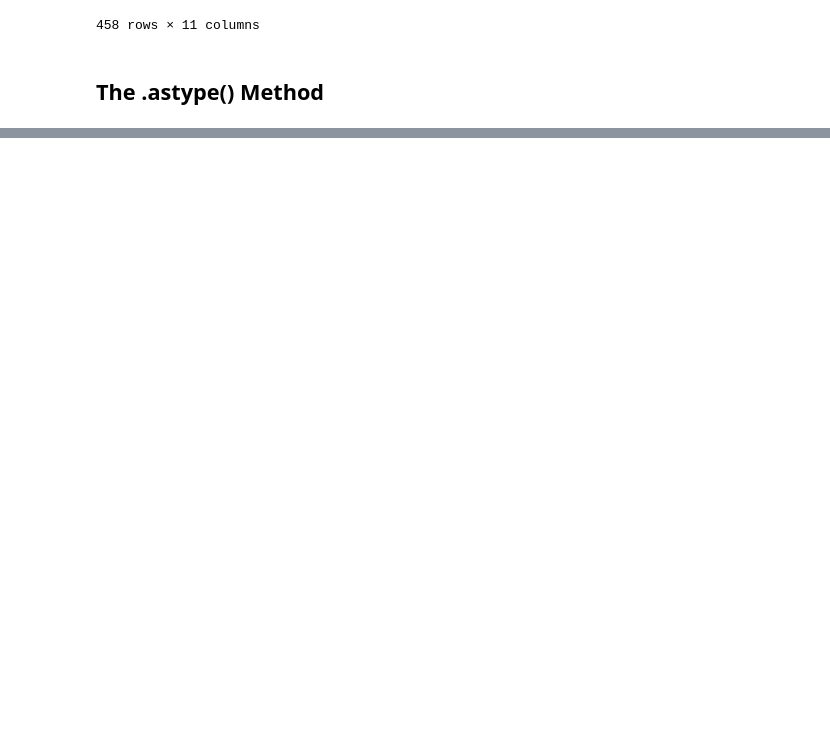
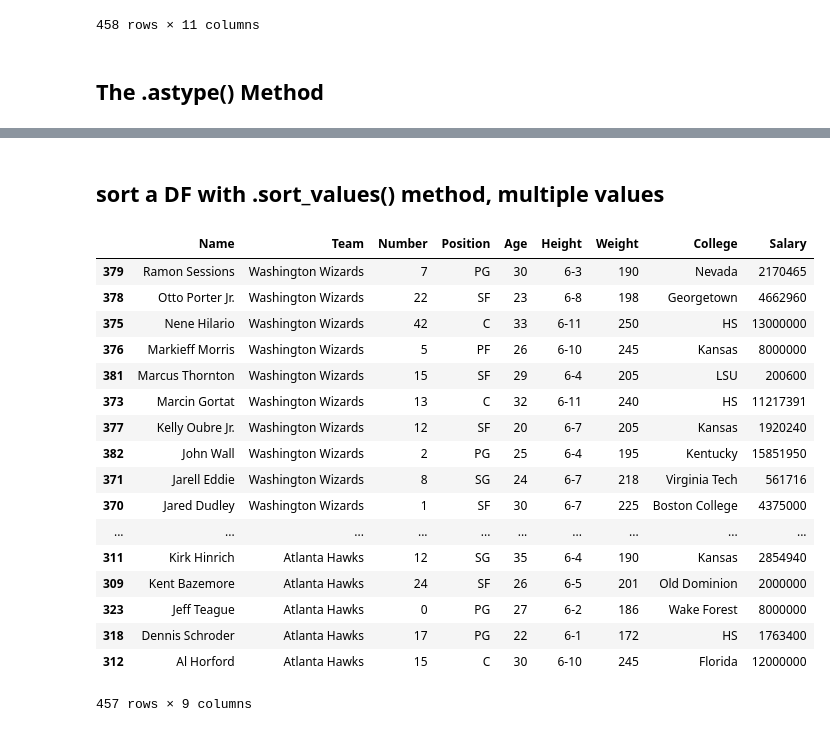
Before and after one commit to Kinnoshachi/Data-analysis-with-Pandas, a Jupyter notebook: DF1.ipynb, the cells around one changed output, grey strips where cells are left out. Cells and saved outputs as stored; diff of their text form; code cells hidden in the pictures; blank space fills up the shorter version.

```diff
--- a/DF1.ipynb
+++ b/DF1.ipynb
@@ -441,0 +623,24 @@ nba = pd.read_csv
+# %% [markdown]
+## sort a DF with .sort_values() method, multiple values
+# %%
+nba.sort_values(['Team','Name'],ascending=False)
+#sort both in the same way
+# %% [output]
+|  | Name | Team | Number | Position | Age | Height | Weight | College | Salary |
+| 379 | Ramon Sessions | Washington Wizards | 7 | PG | 30 | 6-3 | 190 | Nevada | 2170465 |
+| 378 | Otto Porter Jr. | Washington Wizards | 22 | SF | 23 | 6-8 | 198 | Georgetown | 4662960 |
+| 375 | Nene Hilario | Washington Wizards | 42 | C | 33 | 6-11 | 250 | HS | 13000000 |
+| 376 | Markieff Morris | Washington Wizards | 5 | PF | 26 | 6-10 | 245 | Kansas | 8000000 |
+| 381 | Marcus Thornton | Washington Wizards | 15 | SF | 29 | 6-4 | 205 | LSU | 200600 |
+| 373 | Marcin Gortat | Washington Wizards | 13 | C | 32 | 6-11 | 240 | HS | 11217391 |
+| 377 | Kelly Oubre Jr. | Washington Wizards | 12 | SF | 20 | 6-7 | 205 | Kansas | 1920240 |
+| 382 | John Wall | Washington Wizards | 2 | PG | 25 | 6-4 | 195 | Kentucky | 15851950 |
+| 371 | Jarell Eddie | Washington Wizards | 8 | SG | 24 | 6-7 | 218 | Virginia Tech | 561716 |
+| 370 | Jared Dudley | Washington Wizards | 1 | SF | 30 | 6-7 | 225 | Boston College | 4375000 |
+| ... | ... | ... | ... | ... | ... | ... | ... | ... | ... |
+| 311 | Kirk Hinrich | Atlanta Hawks | 12 | SG | 35 | 6-4 | 190 | Kansas | 2854940 |
+| 309 | Kent Bazemore | Atlanta Hawks | 24 | SF | 26 | 6-5 | 201 | Old Dominion | 2000000 |
+| 323 | Jeff Teague | Atlanta Hawks | 0 | PG | 27 | 6-2 | 186 | Wake Forest | 8000000 |
+| 318 | Dennis Schroder | Atlanta Hawks | 17 | PG | 22 | 6-1 | 172 | HS | 1763400 |
+| 312 | Al Horford | Atlanta Hawks | 15 | C | 30 | 6-10 | 245 | Florida | 12000000 |
+457 rows × 9 columns
```
Also changed, not shown: parts of 28 cells of this notebook.
